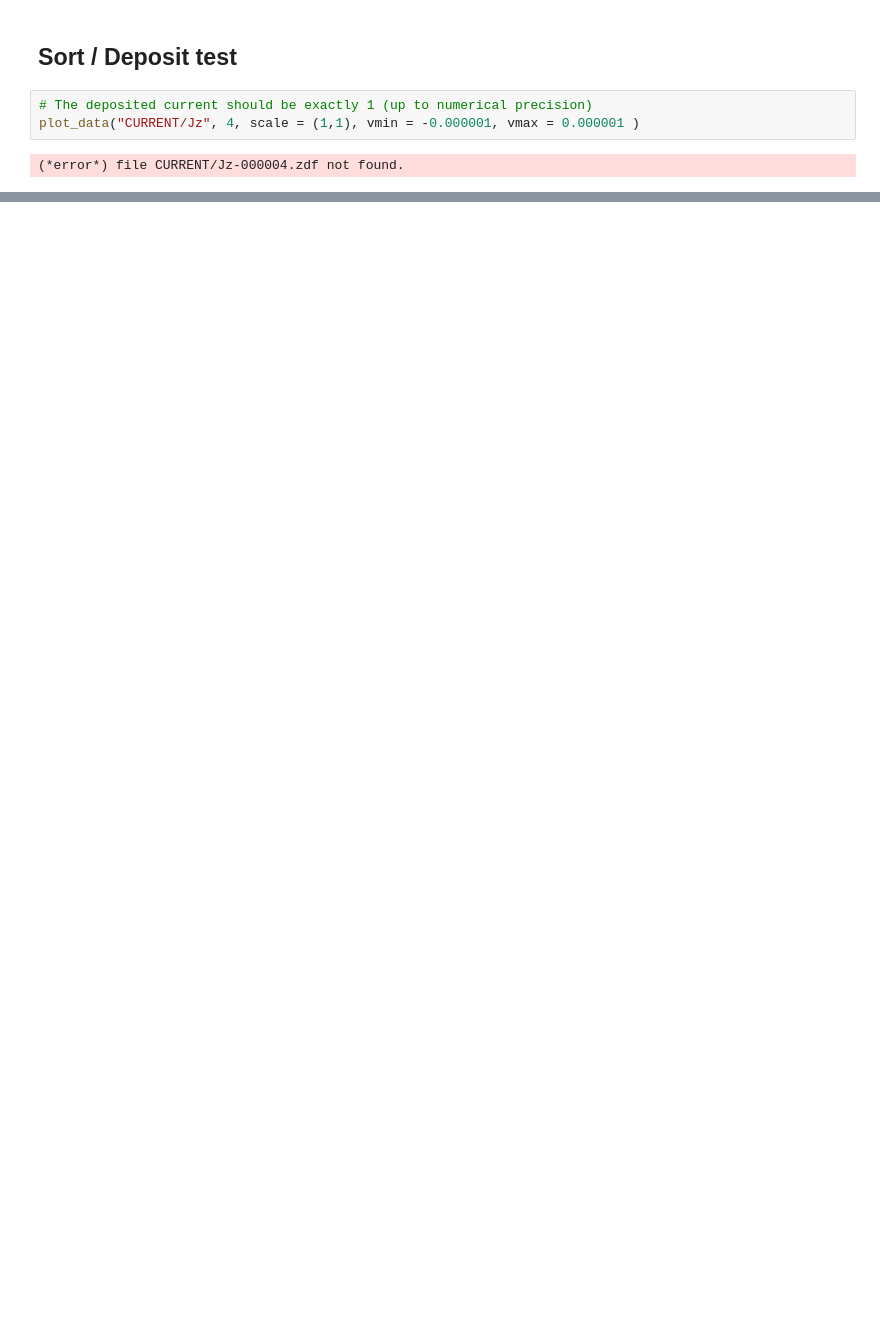
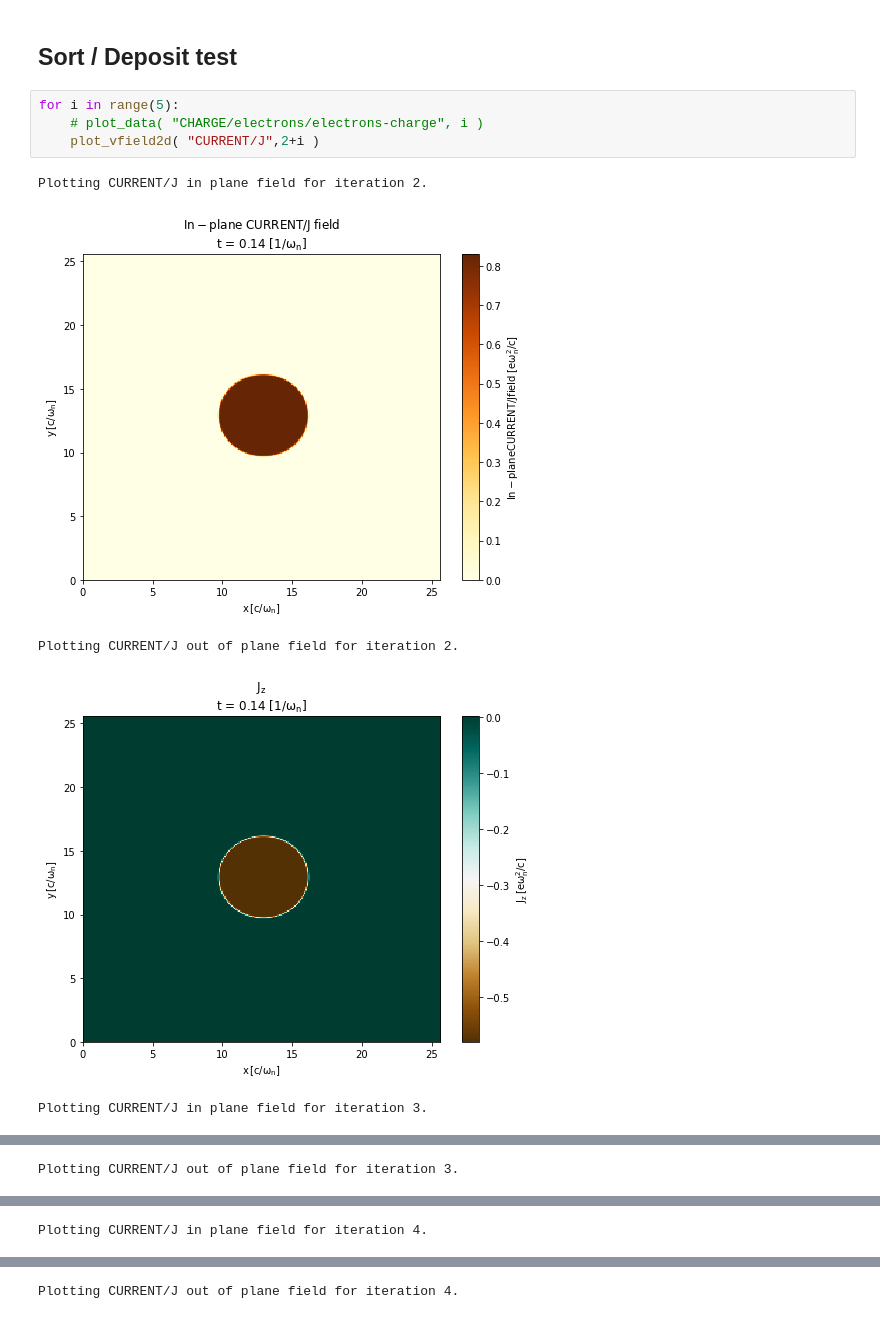
Before and after one commit to ricardo-fonseca/zpic-cuda, a Jupyter notebook: visXD demo.ipynb, the cells around one changed output, grey strips where cells are left out. Drawn from its saved outputs; the diff is of its cells as text; blank space fills up the shorter version.

```diff
--- a/visXD demo.ipynb
+++ b/visXD demo.ipynb
@@ -93,7 +93,12 @@ Plotting CURRENT/J out of plane field for iteration 500.
 # %% [markdown]
 ## Sort / Deposit test
 # %%
-# The deposited current should be exactly 1 (up to numerical precision)
-plot_data("CURRENT/Jz", 4, scale = (1,1), vmin = -0.000001, vmax = 0.000001 )
+for i in range(5):
+    # plot_data( "CHARGE/electrons/electrons-charge", i )
+    plot_vfield2d( "CURRENT/J",2+i )
 # %% [output]
-(*error*) file CURRENT/Jz-000004.zdf not found.
+Plotting CURRENT/J in plane field for iteration 2.
+[figure, added]
+Plotting CURRENT/J out of plane field for iteration 2.
+[figure, added]
+Plotting CURRENT/J in plane field for iteration 3.
@@ -99,0 +106 @@ plot_data("CURRENT/Jz", 4, scale = (1,1), vmin = -0.000001, vmax = 0.000001 )
+Plotting CURRENT/J out of plane field for iteration 3.
@@ -99,0 +108 @@ plot_data("CURRENT/Jz", 4, scale = (1,1), vmin = -0.000001, vmax = 0.000001 )
+Plotting CURRENT/J in plane field for iteration 4.
@@ -99,0 +110 @@ plot_data("CURRENT/Jz", 4, scale = (1,1), vmin = -0.000001, vmax = 0.000001 )
+Plotting CURRENT/J out of plane field for iteration 4.
```
Also changed, not shown: parts of 3 cells of this notebook, 8 other files.
